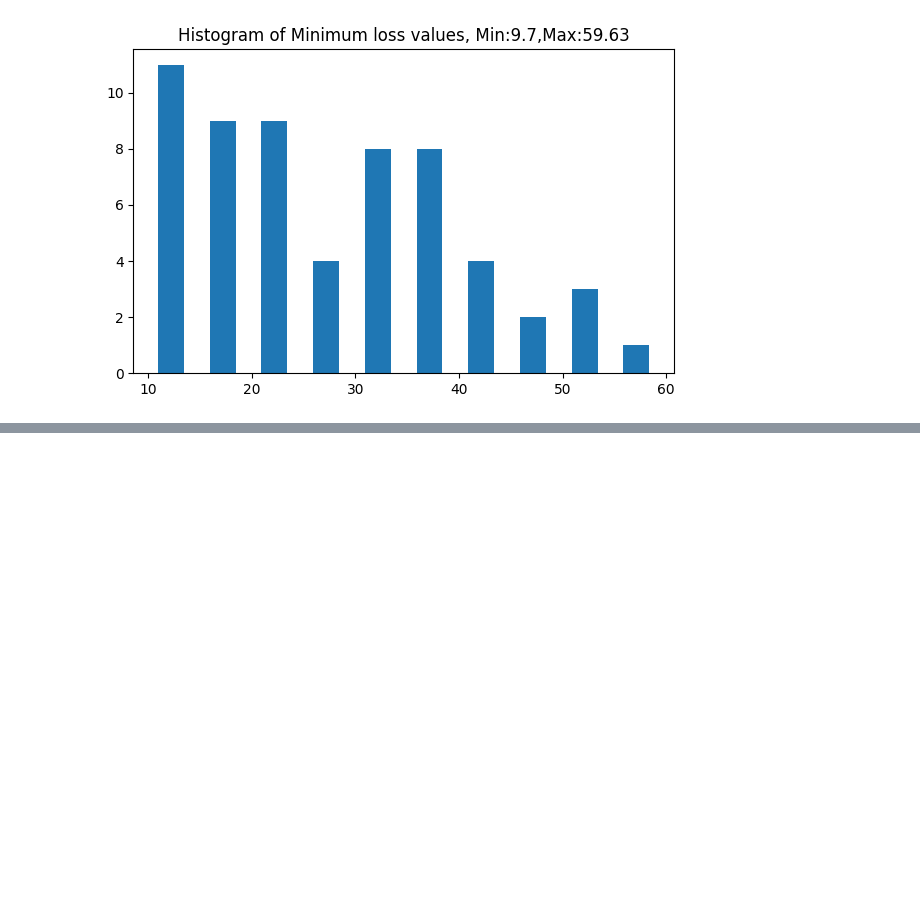
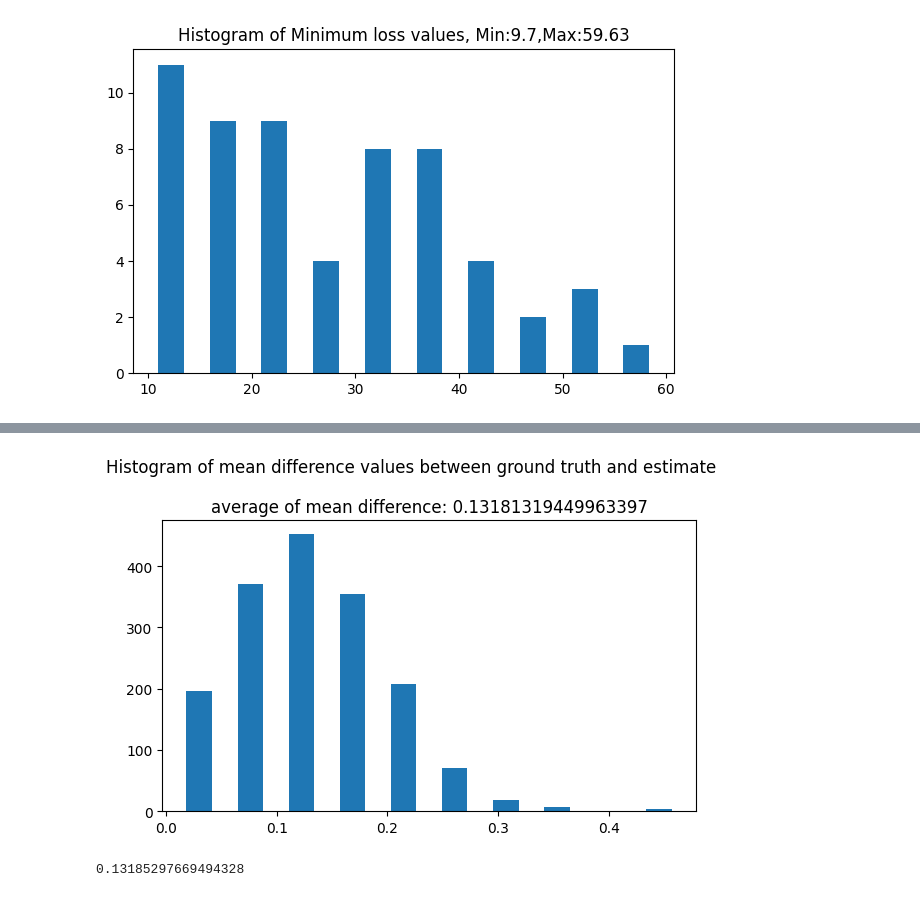
Before and after one commit to jeet-ss/ShoeboxEnergyDecay_PyTorch, a Jupyter notebook: testing.ipynb, the cells around one changed output, grey strips where cells are left out. Saved outputs shown, nothing was run; the diff lists cells and outputs as text; code cells hidden in the pictures; blank space fills up the shorter version.

```diff
--- a/testing.ipynb
+++ b/testing.ipynb
@@ -42,0 +79,12 @@ df.loc[df['Rir_No'] == 4]
+# %%
+k_arr = np.zeros(3)
+for it in ism_g:
+    temp = np.zeros(3)
+    lengths, betas = it[:3], it[3:9]
+    kValues = np.sort(calculate_damping_coeff(betas, lengths))
+    for ix in range(6):
+        temp = np.vstack((temp, kValues))
+    temp = temp[1:]
+    k_arr = np.vstack((k_arr, temp))
+k_arr = k_arr[1:]
+print(k_arr.shape)
@@ -42,0 +93,3 @@ df.loc[df['Rir_No'] == 4]
+# %%
+df = pd.read_csv('./imgs/ism_L1Loss_0_280/ism_280_multi_low_0_280_L1Loss_kValues_new.txt', )
+df.shape
@@ -75,0 +136,3 @@ for i in range(10):
+# %%
+for idx, x in enumerate(['Kx_g', 'Ky_g', 'Kz_g']):
+    df[x] = k_arr[:, idx]
@@ -75,0 +148,2 @@ for i in range(10):
+# %%
+df['mean_diff'] = (np.abs(df['Kx'] - df['Kx_g']) + np.abs(df['Ky'] - df['Ky_g']) + np.abs(df['Kz'] - df['Kz_g'])) /3
@@ -75,0 +159,10 @@ for i in range(10):
+# %%
+plt.figure(figsize=(6,4))
+plt.hist(df['mean_diff'],  rwidth=0.5)
+plt.suptitle(f"Histogram of mean difference values between ground truth and estimate")
+plt.title(f"average of mean difference: {np.average(df['mean_diff'])}")
+plt.tight_layout()
+#plt.show()
+plt.savefig('./imgs/ism_L1Loss_0_280_slice4k/Histogram_mean_diff_ism_280_multi_low_0_280_L1Loss.jpg')
+# %% [output]
+[figure, added]
@@ -75,0 +171,4 @@ for i in range(10):
+# %%
+np.average(df['mean_diff'])
+# %% [output]
+0.13185297669494328
```
Also changed, not shown: parts of 21 cells of this notebook, 5 other files.
